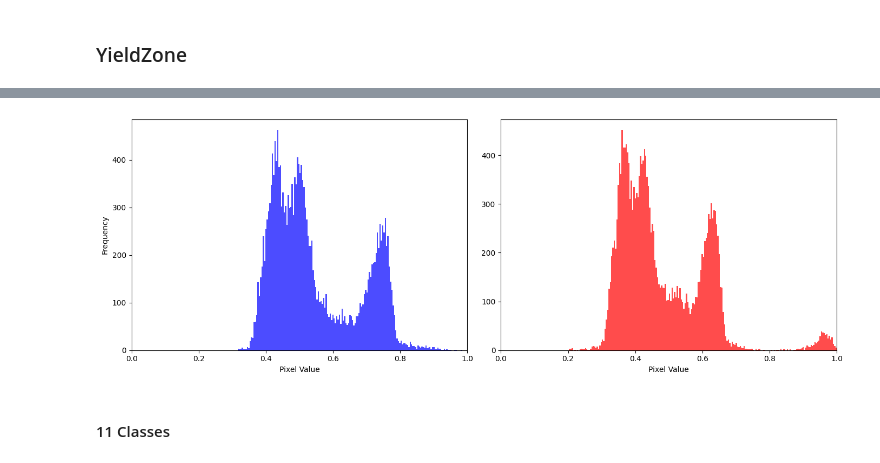
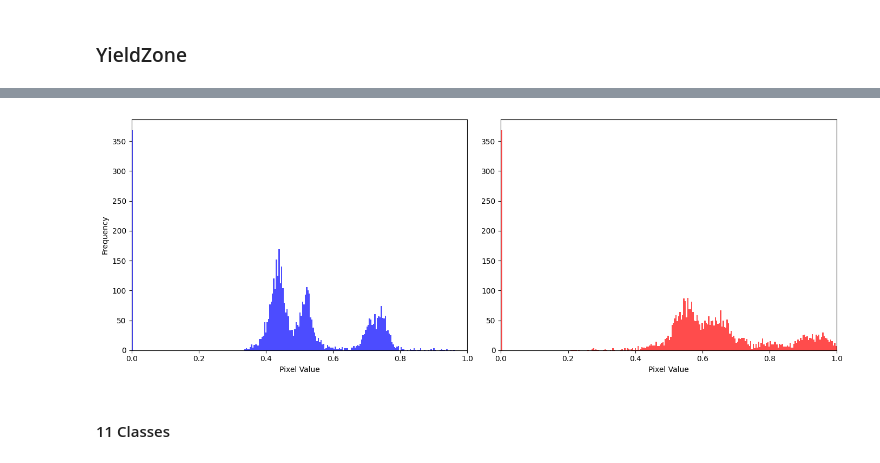
Before and after one commit to plant-ai-biophysics-lab/imbalance_deep_regression_yield_forecasting, a Jupyter notebook: Inference/graph.ipynb, the cells around one changed output, grey strips where cells are left out. Cells and saved outputs as stored; diff of their text form; code cells hidden in the pictures.

```diff
--- a/Inference/graph.ipynb
+++ b/Inference/graph.ipynb
@@ -149,0 +446,21 @@ class hist_dist_plot():
+# %%
+# block_order as specified
+block_order = ['LIV_003', 'LIV_006', 'LIV_114',
+               'LIV_038', 'LIV_068', 'LIV_008', 'LIV_058', 'LIV_026', 'LIV_193',
+               'LIV_017', 'LIV_103', 'LIV_032', 'LIV_070', 'LIV_005', 'LIV_025',
+               'LIV_012', 'LIV_013', 'LIV_062',
+               'LIV_018', 'LIV_111', 'LIV_176', 'LIV_010', 'LIV_089', 'LIV_177', 'LIV_011', 'LIV_090', 'LIV_135',
+               'LIV_014', 'LIV_076', 'LIV_107', 'LIV_019', 'LIV_128', 'LIV_178', 'LIV_186',
+               'LIV_007', 'LIV_050', 'LIV_181',
+               'LIV_016', 'LIV_102', 'LIV_077', 'LIV_105']
+
+# Step 1: Filter the DataFrame
+df_filtered = df_grouped[df_grouped['unique_block'].isin(block_order)]
+
+# Step 2: Sort the DataFrame by 'unique_block' according to the order in block_order
+# Convert 'unique_block' to a categorical type with the specified order
+df_filtered['unique_block'] = pd.Categorical(df_filtered['unique_block'], categories=block_order, ordered=True)
+
+# Sort by 'unique_block'
+df_sorted_ybho = df_filtered.sort_values('unique_block')
+df_sorted_ybho
@@ -156,6 +747,6 @@ _ = hist_dist_plot(label_dir)._return_pair_dict()
 # %%
 pair_dict, all_label_mtx = hist_dist_plot(label_dir)._return_pair_dict()
 # %%
-liv_105_2018_label = pair_dict['LIV_105_2018']['mtx']
-liv_105_2018_img = pair_dict['LIV_105_2018']['img_mtx']
+label = pair_dict['LIV_004_2019']['mtx']
+img = pair_dict['LIV_004_2019']['img_mtx']
 # %%
@@ -216,4 +756,4 @@ def return_yield_zone_15_classes(mask):
 # %%
-yz_3classes = return_yield_zone_3_class(liv_105_2018_label)
-yz_9classes = return_yield_zone_9_classes(liv_105_2018_label)
-yz_15classes = return_yield_zone_15_classes(liv_105_2018_label)
+yz_3classes = return_yield_zone_3_class(label)
+yz_9classes = return_yield_zone_9_classes(label)
+yz_15classes = return_yield_zone_15_classes(label)
@@ -264,0 +760,5 @@ Text(0.5, 1.0, 'Observation')
+# %%
+img_sample = img[7, :, :, :]/255.
+mult_img_3 = img_sample * yz_3classes[0, ...]
+mult_img_9 = img_sample * yz_9classes[0, ...]
+mult_img_15 = img_sample * yz_15classes[0, ...]
@@ -265,25 +787,25 @@ Text(0.5, 1.0, 'Observation')
 # %%
 # Create a figure and a set of subplots with 1 row and 2 columns
 fig, axs = plt.subplots(1, 2, figsize=(14, 5))
 
 # Flatten the images if they are 2D and plot histograms
 axs[0].hist(img_sample.flatten()/1.28, bins=256, range=[0, 1], color='blue', alpha=0.7)
 # axs[0].set_title('Histogram for Image 1')
 axs[0].set_xlim([0, 1])  # Assuming 8-bit images
 axs[0].set_xlabel('Pixel Value')
 axs[0].set_ylabel('Frequency')
 
-axs[1].hist(mult_img.flatten()/3.02, bins=256, range=[0, 1], color='red', alpha=0.7)
+axs[1].hist(mult_img_15.flatten()/12, bins=256, range=[0, 1], color='red', alpha=0.7)
 # axs[1].set_title('Histogram for Image 2')
 axs[1].set_xlim([0, 1])  # Assuming 8-bit images
 axs[1].set_xlabel('Pixel Value')
 # axs[1].set_ylabel('Frequency')  # Optional, as it's the same as the left plot
 
 # Tight layout often improves the spacing between subplots
 plt.tight_layout()
 plt.show()
 # %% [output]
-[figure, old version]
+[figure, new version]
 # %% [markdown]
 #### 11 Classes
 # %%
```
Also changed, not shown: parts of 56 cells of this notebook, 13 other files.
